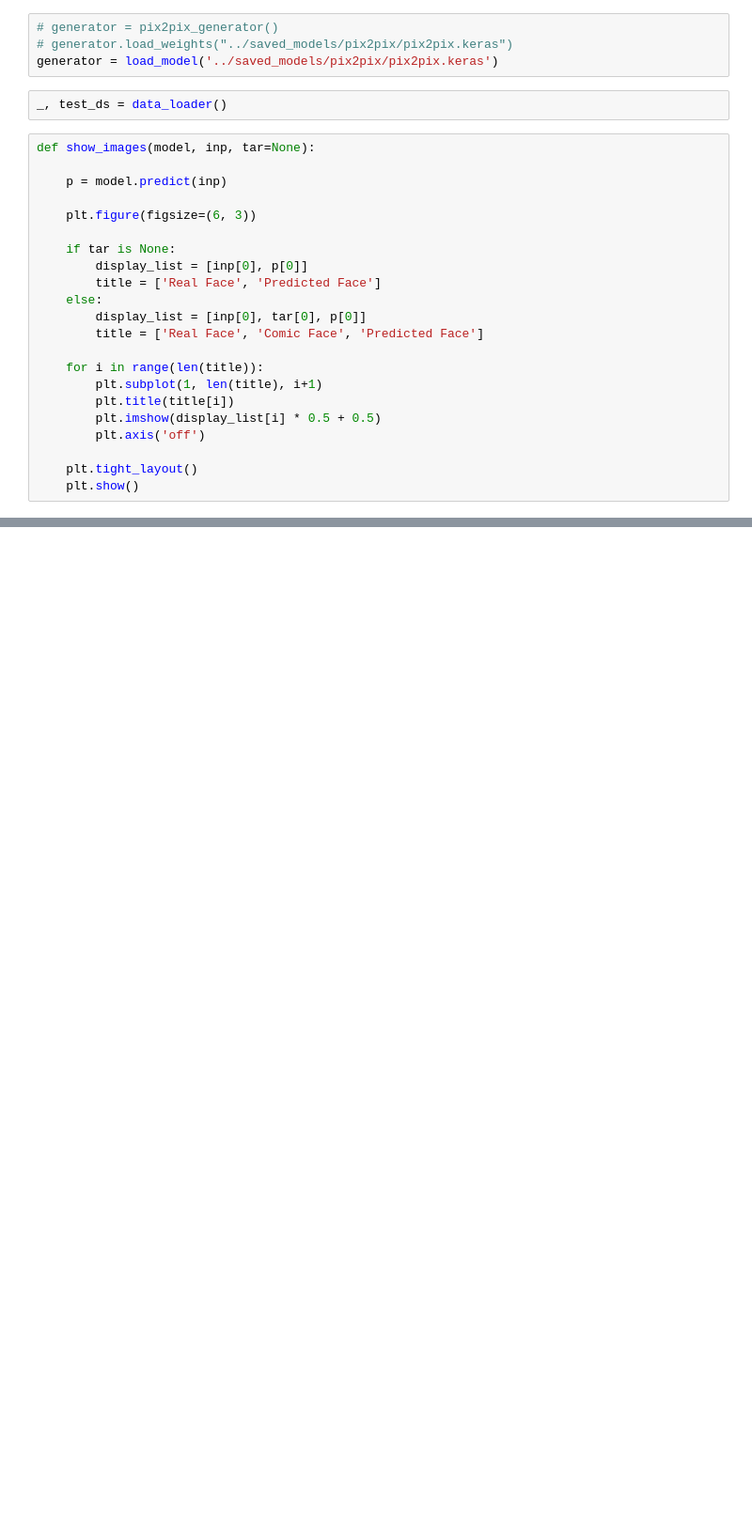
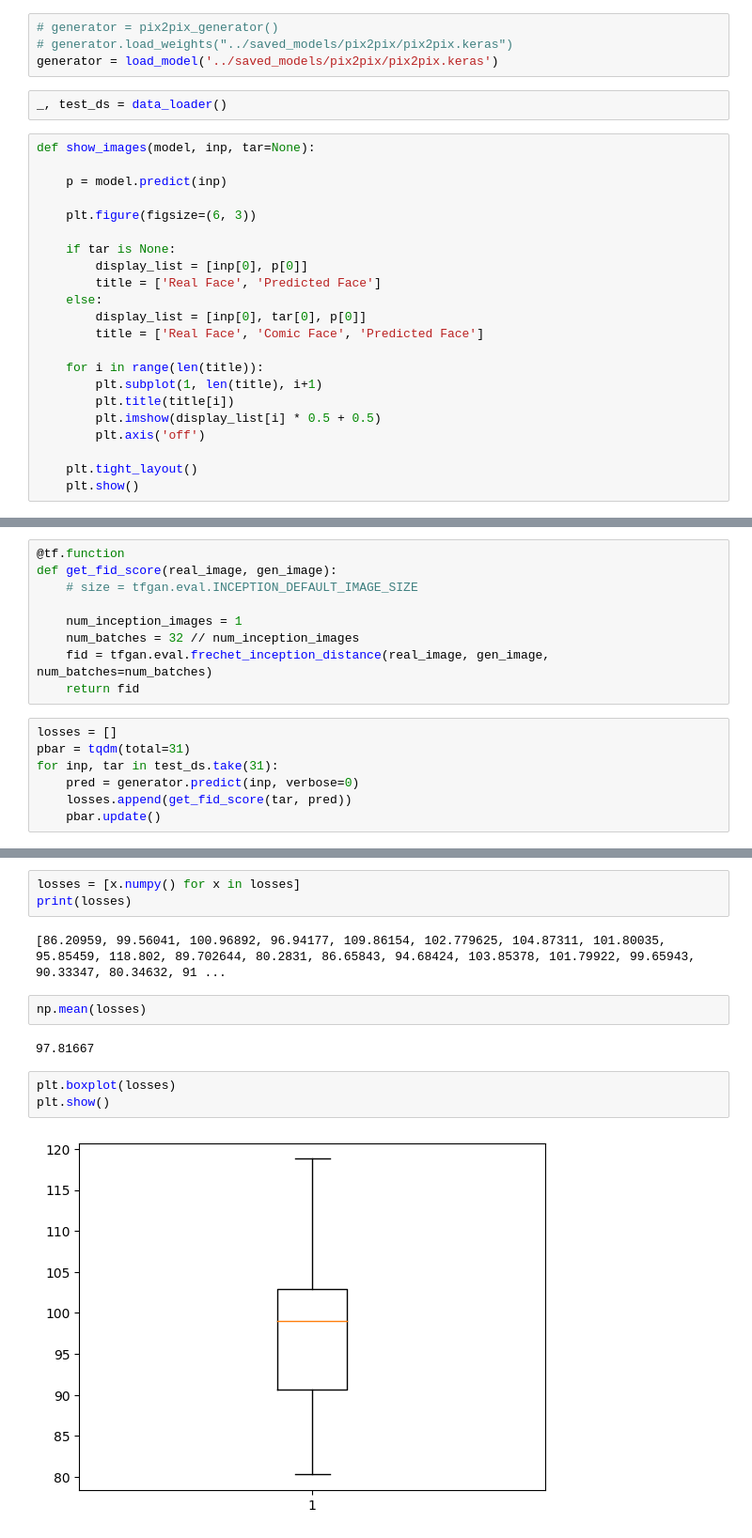
Before and after one commit to kmnis/comicface.ai, a Jupyter notebook: notebooks/pix2pix-inference.ipynb, the cells around one changed output, grey strips where cells are left out. Shown at 94% size. Cells and saved outputs as stored; diff of their text form; blank space fills up the shorter version.

```diff
--- a/notebooks/pix2pix-inference.ipynb
+++ b/notebooks/pix2pix-inference.ipynb
@@ -68,0 +74,16 @@ for inp, tar in test_ds.take(5):
+# %%
+@tf.function
+def get_fid_score(real_image, gen_image):
+    # size = tfgan.eval.INCEPTION_DEFAULT_IMAGE_SIZE
+
+    num_inception_images = 1
+    num_batches = 32 // num_inception_images
+    fid = tfgan.eval.frechet_inception_distance(real_image, gen_image, num_batches=num_batches)
+    return fid
+# %%
+losses = []
+pbar = tqdm(total=31)
+for inp, tar in test_ds.take(31):
+    pred = generator.predict(inp, verbose=0)
+    losses.append(get_fid_score(tar, pred))
+    pbar.update()
@@ -68,0 +98,14 @@ for inp, tar in test_ds.take(5):
+# %%
+losses = [x.numpy() for x in losses]
+print(losses)
+# %% [output]
+[86.20959, 99.56041, 100.96892, 96.94177, 109.86154, 102.779625, 104.87311, 101.80035, 95.85459, 118.802, 89.702644, 80.2831, 86.65843, 94.68424, 103.85378, 101.79922, 99.65943, 90.33347, 80.34632, 91 ...
+# %%
+np.mean(losses)
+# %% [output]
+97.81667
+# %%
+plt.boxplot(losses)
+plt.show()
+# %% [output]
+[figure, added]
```
Also changed, not shown: parts of 6 cells of this notebook.
